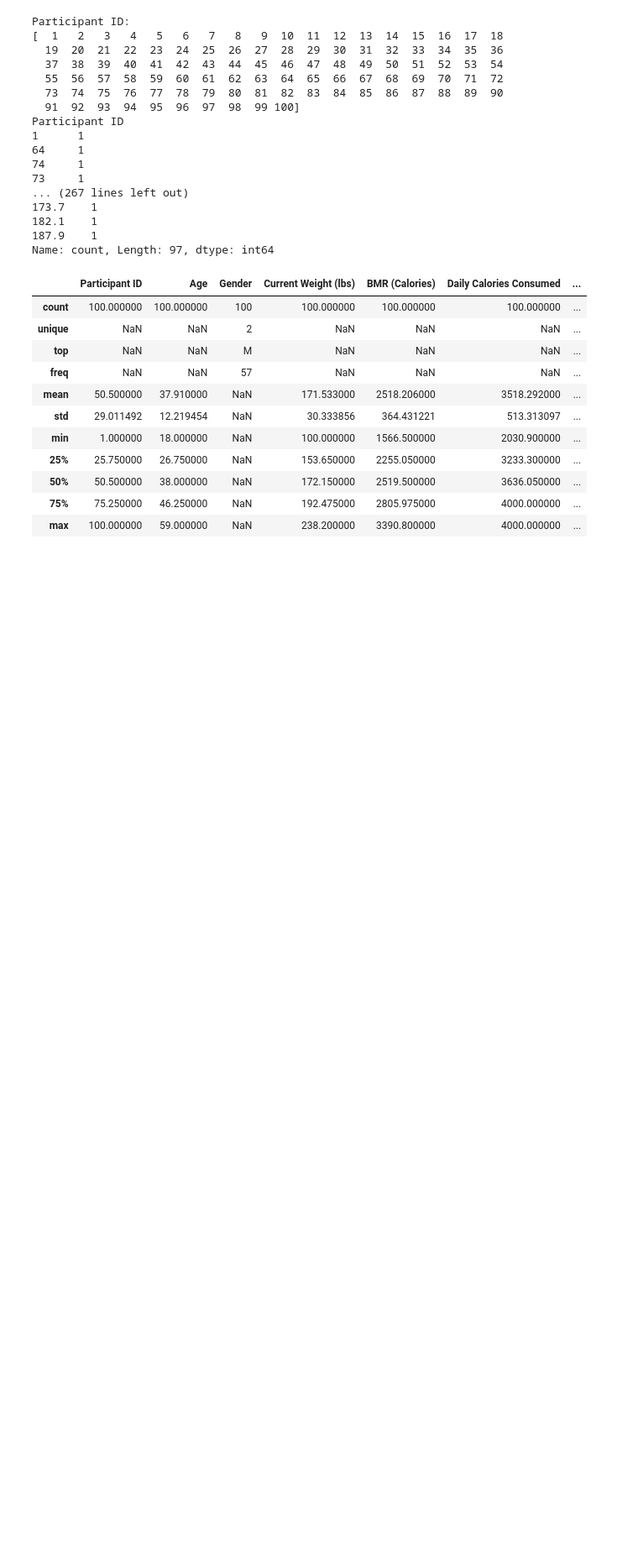
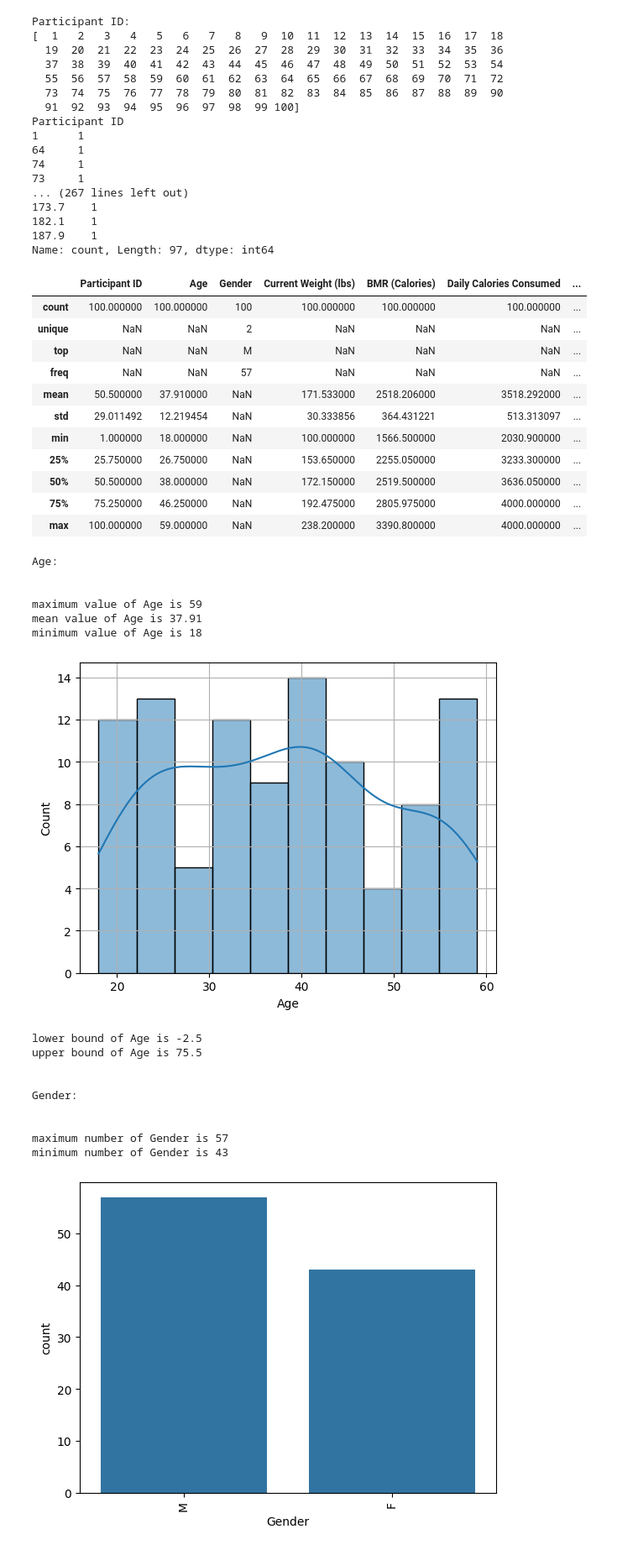
Before and after one commit to ankitg-02/kaggle-diet-analysis, a Jupyter notebook: Diet_Analysis.ipynb, the cells around one changed output. Shown at 84% size. Cells and saved outputs as stored; diff of their text form; code cells hidden in the pictures; blank space fills up the shorter version.

```diff
--- a/Diet_Analysis.ipynb
+++ b/Diet_Analysis.ipynb
@@ -82,3 +82,69 @@ diet_df.describe(include='all')
 | 50% | 50.500000 | 38.000000 | NaN | 172.150000 | 2519.500000 | 3636.050000 | ... |
 | 75% | 75.250000 | 46.250000 | NaN | 192.475000 | 2805.975000 | 4000.000000 | ... |
 | max | 100.000000 | 59.000000 | NaN | 238.200000 | 3390.800000 | 4000.000000 | ... |
+# %%
+for i in diet_df.columns[1:]:
+  if diet_df[i].dtype=='object':
+    print(f'{i}:')
+    print('\n')
+    print(f'maximum number of {i} is {diet_df[i].value_counts().max()}')
+    print(f'minimum number of {i} is {diet_df[i].value_counts().min()}')
+    sns.countplot(x=diet_df[i])
+    plt.xticks(rotation=90)
+    plt.show()
+    print('\n')
+  if diet_df[i].dtype=='float64':
+    print(f'{i}:')
+    print('\n')
+    print(f'maximum value of {i} is {diet_df[i].max()}')
+    print(f'mean value of {i} is {diet_df[i].mean()}')
+    print(f'minimum value of {i} is {diet_df[i].min()}')
+    sns.histplot(diet_df[i],kde=True,bins=10)
+    plt.grid(True)
+    plt.show()
+    print('\n')
+    q1=diet_df[i].quantile(0.25)
+    q3=diet_df[i].quantile(0.75)
+    iqr=q3-q1
+    lower_bound=q1-(1.5*iqr)
+    upper_bound=q3+(1.5*iqr)
+    print(f'lower bound of {i} is {lower_bound}')
+    print(f'upper bound of {i} is {upper_bound}')
+    print('\n')
+  if diet_df[i].dtype=='int64':
+    print(f'{i}:')
+    print('\n')
+    print(f'maximum value of {i} is {diet_df[i].max()}')
+    print(f'mean value of {i} is {diet_df[i].mean()}')
+    print(f'minimum value of {i} is {diet_df[i].min()}')
+    print('\n')
+    sns.histplot(diet_df[i],kde=True,bins=10)
+    plt.grid(True)
+    plt.show()
+    print('\n')
+    q1=diet_df[i].quantile(0.25)
+    q3=diet_df[i].quantile(0.75)
+    iqr=q3-q1
+    lower_bound=q1-(1.5*iqr)
+    upper_bound=q3+(1.5*iqr)
+    print(f'lower bound of {i} is {lower_bound}')
+    print(f'upper bound of {i} is {upper_bound}')
+    print('\n')
+# %% [output]
+Age:
+
+
+maximum value of Age is 59
+mean value of Age is 37.91
+minimum value of Age is 18
+[figure, added]
+lower bound of Age is -2.5
+upper bound of Age is 75.5
+
+
+Gender:
+
+
+maximum number of Gender is 57
+minimum number of Gender is 43
+[figure, added]
```
Also changed, not shown: parts of 1 cell of this notebook.
